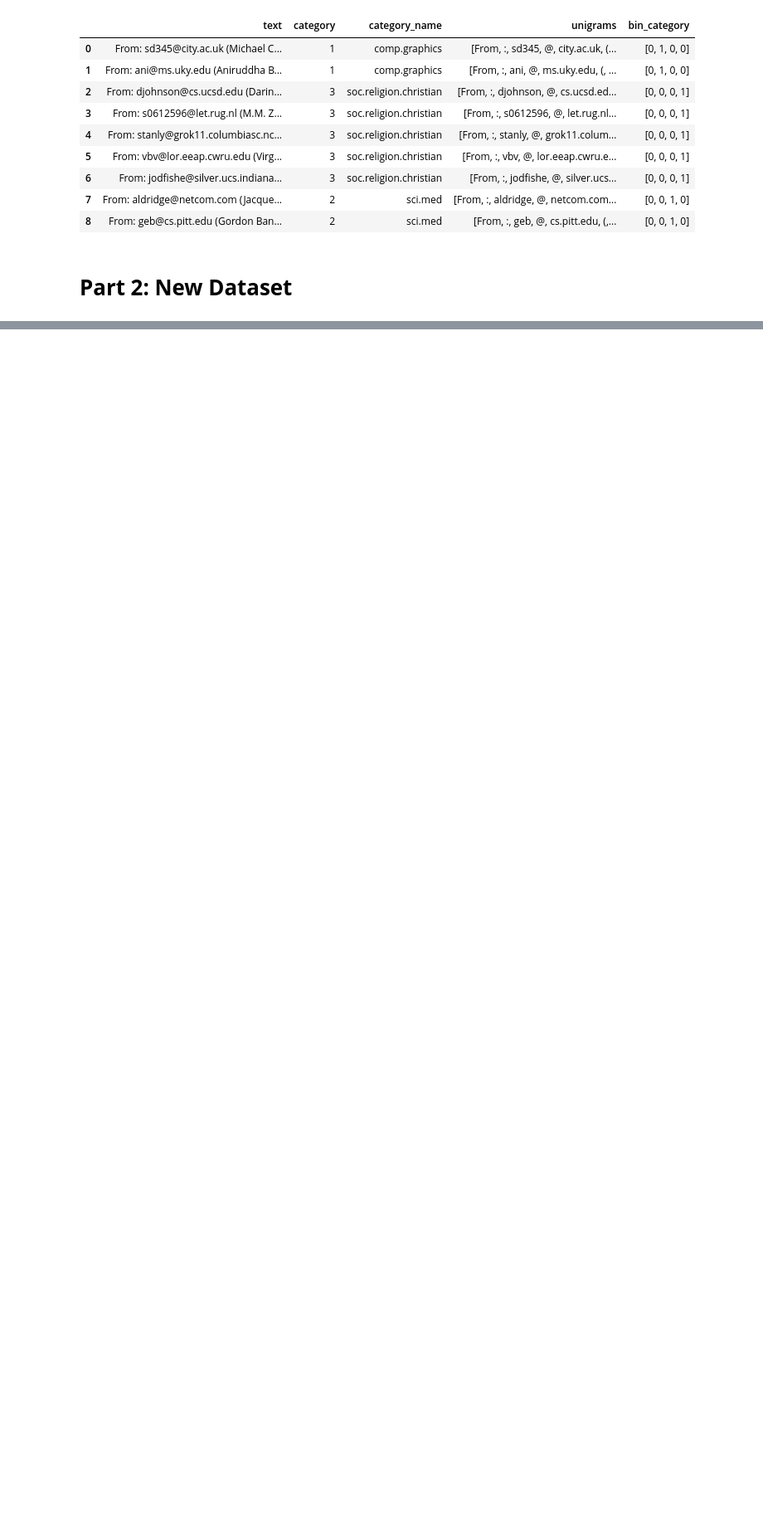
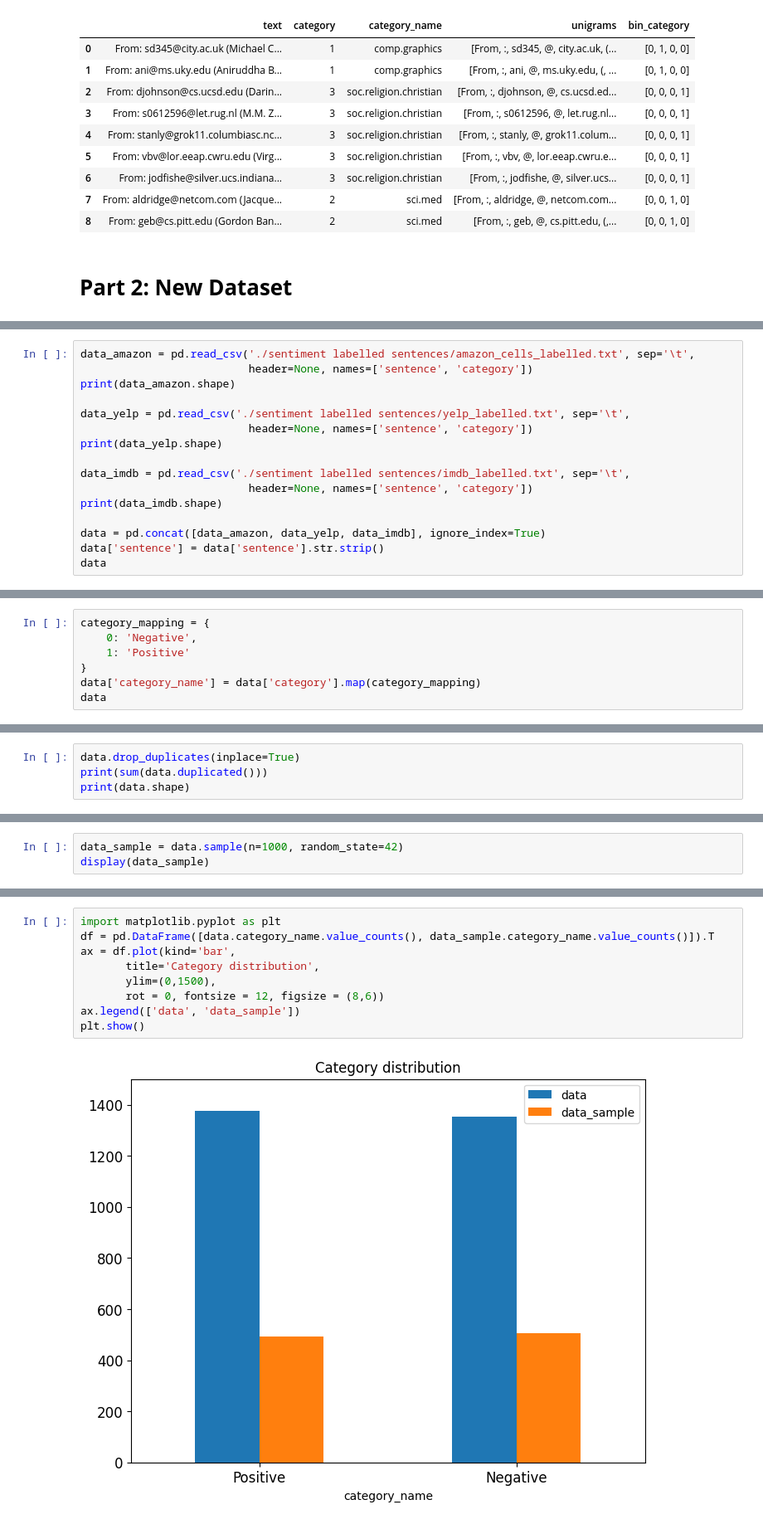
Before and after one commit to Henry0517code/DM2023-Lab1-Master, a Jupyter notebook: Homework/DM2023-Lab1-Homework.ipynb, the cells around one changed output, grey strips where cells are left out. Shown: that part at 83% size. Cells and saved outputs as stored; diff of their text form; blank space fills up the shorter version.

```diff
--- a/Homework/DM2023-Lab1-Homework.ipynb
+++ b/Homework/DM2023-Lab1-Homework.ipynb
@@ -359,0 +364,16 @@ X[0:9]
+# %%
+data_amazon = pd.read_csv('./sentiment labelled sentences/amazon_cells_labelled.txt', sep='\t',
+                          header=None, names=['sentence', 'category'])
+print(data_amazon.shape)
+
+data_yelp = pd.read_csv('./sentiment labelled sentences/yelp_labelled.txt', sep='\t',
+                          header=None, names=['sentence', 'category'])
+print(data_yelp.shape)
+
+data_imdb = pd.read_csv('./sentiment labelled sentences/imdb_labelled.txt', sep='\t',
+                          header=None, names=['sentence', 'category'])
+print(data_imdb.shape)
+
+data = pd.concat([data_amazon, data_yelp, data_imdb], ignore_index=True)
+data['sentence'] = data['sentence'].str.strip()
+data
@@ -359,0 +397,7 @@ X[0:9]
+# %%
+category_mapping = {
+    0: 'Negative',
+    1: 'Positive'
+}
+data['category_name'] = data['category'].map(category_mapping)
+data
@@ -359,0 +437,4 @@ X[0:9]
+# %%
+data.drop_duplicates(inplace=True)
+print(sum(data.duplicated()))
+print(data.shape)
@@ -359,0 +448,3 @@ X[0:9]
+# %%
+data_sample = data.sample(n=1000, random_state=42)
+display(data_sample)
@@ -359,0 +472,11 @@ X[0:9]
+# %%
+import matplotlib.pyplot as plt
+df = pd.DataFrame([data.category_name.value_counts(), data_sample.category_name.value_counts()]).T
+ax = df.plot(kind='bar',
+       title='Category distribution',
+       ylim=(0,1500),
+       rot = 0, fontsize = 12, figsize = (8,6))
+ax.legend(['data', 'data_sample'])
+plt.show()
+# %% [output]
+[figure, added]
```
Also changed, not shown: parts of 38 cells of this notebook.
